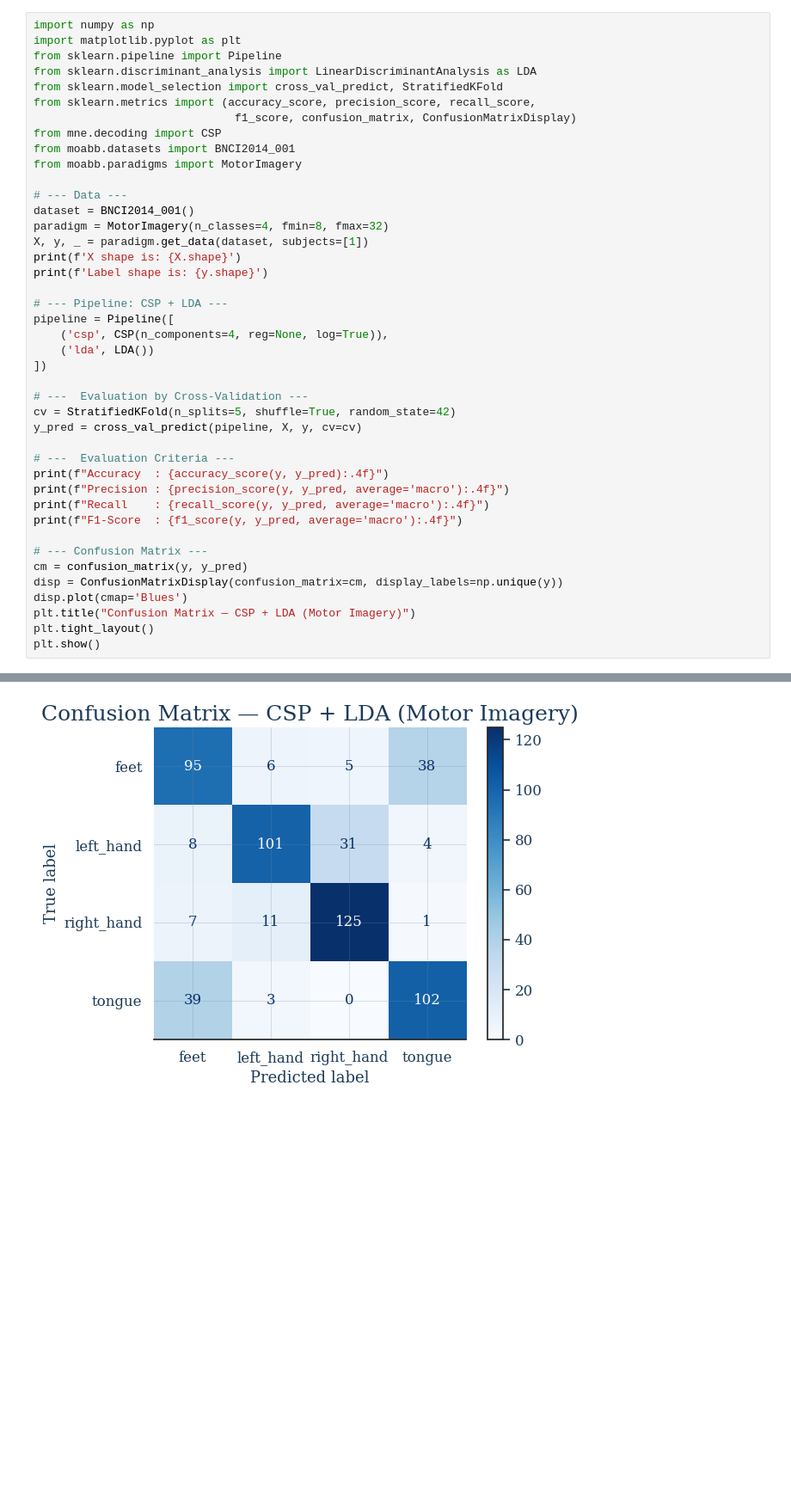
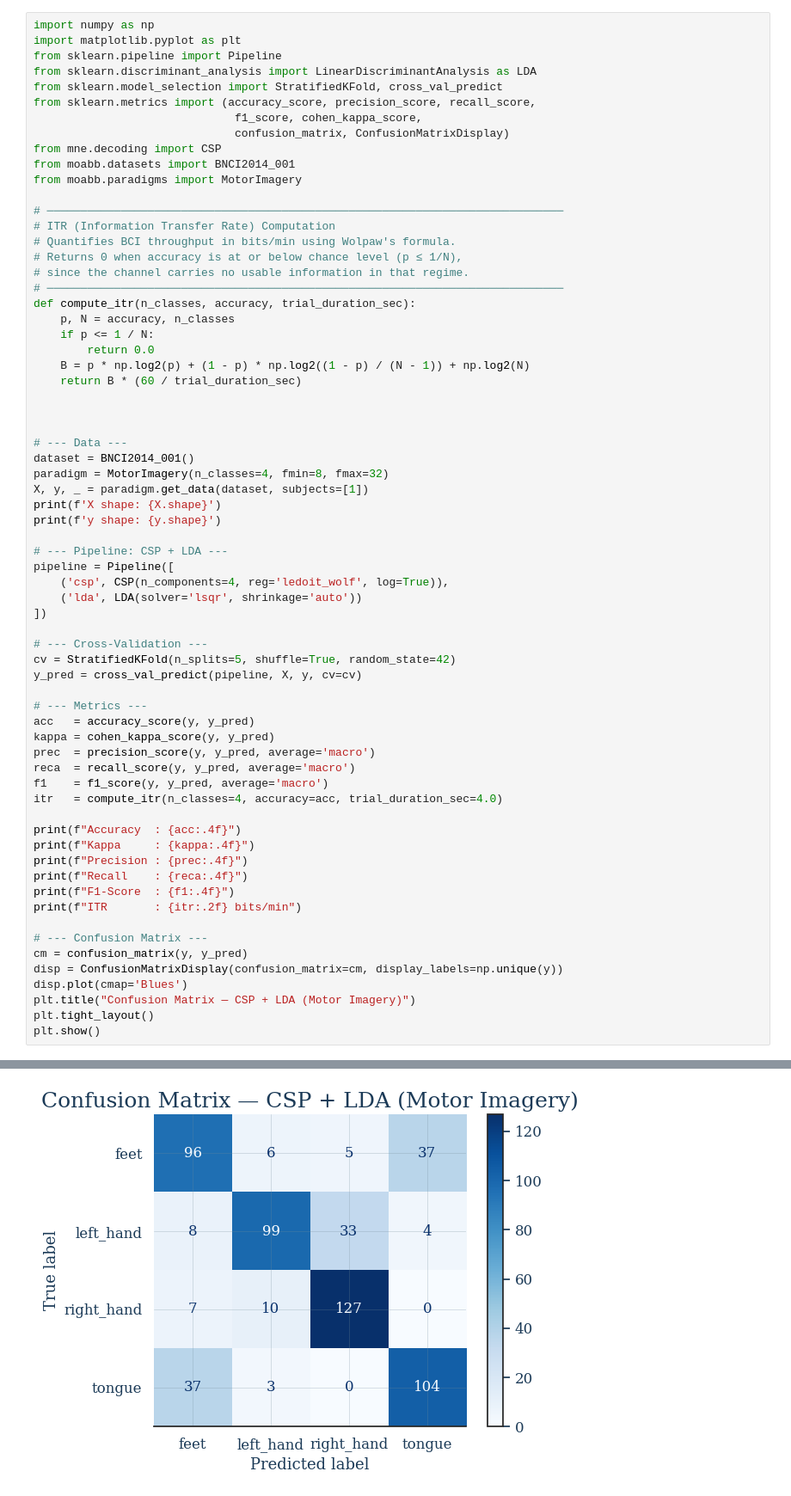
Before and after one commit to ermia95/EEG, a Jupyter notebook: test02_MotorImagery.ipynb, the cells around one changed output, grey strips where cells are left out. Shown at 86% size. Drawn from its saved outputs; the diff is of its cells as text; blank space fills up the shorter version.

Commit message:
Kappa $ ITR is added

```diff
--- a/test02_MotorImagery.ipynb
+++ b/test02_MotorImagery.ipynb
@@ -3,35 +3,60 @@ import numpy as np
 import matplotlib.pyplot as plt
 from sklearn.pipeline import Pipeline
 from sklearn.discriminant_analysis import LinearDiscriminantAnalysis as LDA
-from sklearn.model_selection import cross_val_predict, StratifiedKFold
+from sklearn.model_selection import StratifiedKFold, cross_val_predict
 from sklearn.metrics import (accuracy_score, precision_score, recall_score,
-                              f1_score, confusion_matrix, ConfusionMatrixDisplay)
+                              f1_score, cohen_kappa_score,
+                              confusion_matrix, ConfusionMatrixDisplay)
 from mne.decoding import CSP
 from moabb.datasets import BNCI2014_001
 from moabb.paradigms import MotorImagery
+
+# ─────────────────────────────────────────────────────────────────────────────
+# ITR (Information Transfer Rate) Computation
+# Quantifies BCI throughput in bits/min using Wolpaw's formula.
+# Returns 0 when accuracy is at or below chance level (p ≤ 1/N),
+# since the channel carries no usable information in that regime.
+# ─────────────────────────────────────────────────────────────────────────────
+def compute_itr(n_classes, accuracy, trial_duration_sec):
+    p, N = accuracy, n_classes
+    if p <= 1 / N:
+        return 0.0
+    B = p * np.log2(p) + (1 - p) * np.log2((1 - p) / (N - 1)) + np.log2(N)
+    return B * (60 / trial_duration_sec)
+
+
 
 # --- Data ---
 dataset = BNCI2014_001()
 paradigm = MotorImagery(n_classes=4, fmin=8, fmax=32)
 X, y, _ = paradigm.get_data(dataset, subjects=[1])
-print(f'X shape is: {X.shape}')
-print(f'Label shape is: {y.shape}')
+print(f'X shape: {X.shape}')
+print(f'y shape: {y.shape}')
 
 # --- Pipeline: CSP + LDA ---
 pipeline = Pipeline([
-    ('csp', CSP(n_components=4, reg=None, log=True)),
-    ('lda', LDA())
+    ('csp', CSP(n_components=4, reg='ledoit_wolf', log=True)),
+    ('lda', LDA(solver='lsqr', shrinkage='auto'))
 ])
 
-# ---  Evaluation by Cross-Validation ---
+# --- Cross-Validation ---
 cv = StratifiedKFold(n_splits=5, shuffle=True, random_state=42)
 y_pred = cross_val_predict(pipeline, X, y, cv=cv)
 
-# ---  Evaluation Criteria ---
-print(f"Accuracy  : {accuracy_score(y, y_pred):.4f}")
-print(f"Precision : {precision_score(y, y_pred, average='macro'):.4f}")
-print(f"Recall    : {recall_score(y, y_pred, average='macro'):.4f}")
-print(f"F1-Score  : {f1_score(y, y_pred, average='macro'):.4f}")
+# --- Metrics ---
+acc   = accuracy_score(y, y_pred)
+kappa = cohen_kappa_score(y, y_pred)
+prec  = precision_score(y, y_pred, average='macro')
+reca  = recall_score(y, y_pred, average='macro')
+f1    = f1_score(y, y_pred, average='macro')
+itr   = compute_itr(n_classes=4, accuracy=acc, trial_duration_sec=4.0)
+
+print(f"Accuracy  : {acc:.4f}")
+print(f"Kappa     : {kappa:.4f}")
+print(f"Precision : {prec:.4f}")
+print(f"Recall    : {reca:.4f}")
+print(f"F1-Score  : {f1:.4f}")
+print(f"ITR       : {itr:.2f} bits/min")
 
 # --- Confusion Matrix ---
 cm = confusion_matrix(y, y_pred)
@@ -62 +87 @@ F1-Score  : 0.7341
-[figure, old version]
+[figure, new version]
```
Also changed, not shown: parts of 1 cell of this notebook.
